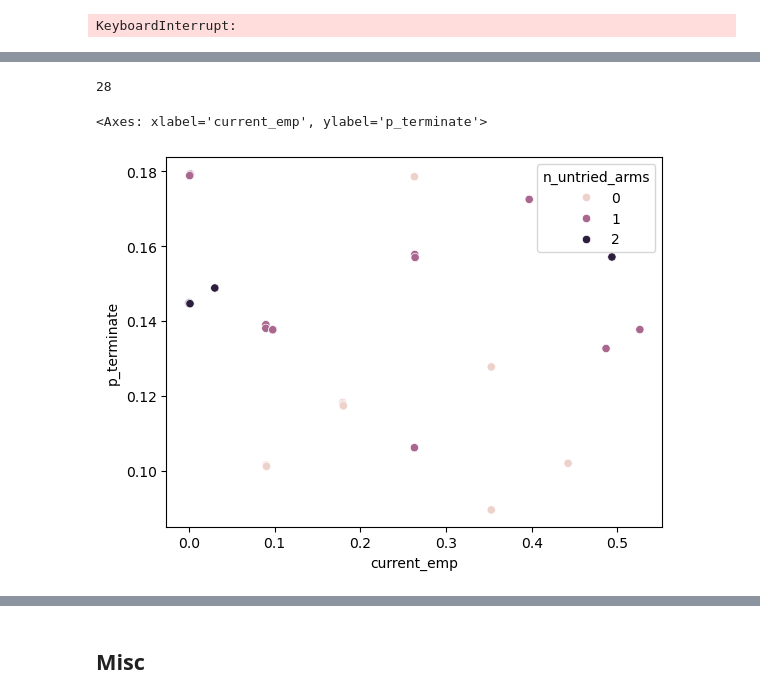
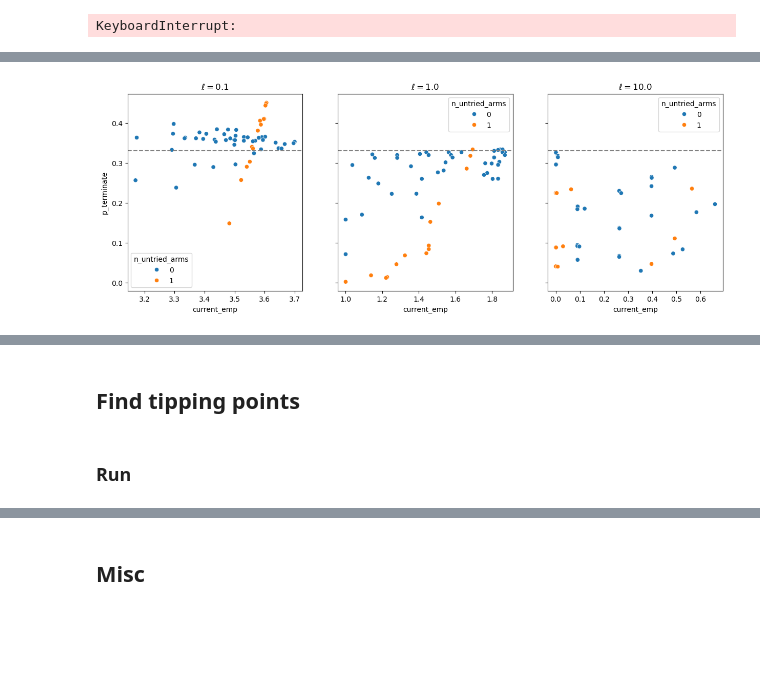
Before and after one commit to tgham/empBAMDP, a Jupyter notebook: empBAMDP.ipynb, the cells around one changed output, grey strips where cells are left out. Cells and saved outputs as stored; diff of their text form; code cells hidden in the pictures; blank space fills up the shorter version.

```diff
--- a/empBAMDP.ipynb
+++ b/empBAMDP.ipynb
@@ -245,34 +217,38 @@ for ell in ells:
 # %%
-## analyse when certaintist wants to terminate
-tmp = df_cleaned.loc[(df_cleaned['ell']==10)
-               &(df_cleaned['t']==n_trials-1)
-            #    &(df_cleaned['p_terminate']>0.33)
-]
-               # ,['t','history_canon_counts_str','canon_p_0','canon_p_1','p_terminate', 'current_emp', 'total_entropy']].groupby('history_canon_counts_str').first()
+## analyse when each agent wants to terminate
+fig, axs = plt.subplots(1, len(ells), figsize=(5*len(ells), 5), sharey=True)
+for i, ell in enumerate(df_cleaned['ell'].unique()):
+  tmp = df_cleaned.loc[(df_cleaned['ell']==ell)
+                &(df_cleaned['t']>=n_trials-3)
+              #    &(df_cleaned['p_terminate']>0.33)
+  ]
+                # ,['t','history_canon_counts_str','canon_p_0','canon_p_1','p_terminate', 'current_emp', 'total_entropy']].groupby('history_canon_counts_str').first()
 
-## order tmp by p_terminate
-tmp = tmp.sort_values('p_terminate',
-                      # ascending=True
-                      ascending=False
-                      )
-display(tmp[
-    ['t','history_canon_counts_str','best_a','canon_p_0','canon_p_1','p_terminate', 'p_choose_least_sampled','current_emp','max_delta_emp', 'total_entropy', 'n_untried_arms', 'n_unobserved_outcomes']
-].head(50))
-print(len(tmp))
+  ## order tmp by p_terminate
+  tmp = tmp.sort_values('p_terminate',
+                        # ascending=True
+                        ascending=False
+                        )
+  # display(tmp[
+  #     ['t','history_canon_counts_str','best_a','canon_p_0','canon_p_1','p_terminate', 'p_choose_least_sampled','current_emp','max_delta_emp', 'total_entropy', 'n_untried_arms', 'n_unobserved_outcomes']
+  # ].head(50))
+  # print(len(tmp))
 
-## scatter of current_emp and p_terminate
-plt.figure()
-hue = 'n_untried_arms'
-# hue = 'n_unobserved_outcomes'
+  ## scatter of current_emp and p_terminate
+  hue = 'n_untried_arms'
+  # hue = 'n_unobserved_outcomes'
 
-sns.scatterplot(data=tmp,
-                x='current_emp',
-                y='p_terminate',
-                # y='p_choose_least_sampled',
+  sns.scatterplot(data=tmp,
+                  x='current_emp',
+                  y='p_terminate',
+                  # y='p_choose_least_sampled',
 
-                # style='n_untried_arms',
-                # hue = 'n_unobserved_outcomes',
+                  # style='n_untried_arms',
+                  # hue = 'n_unobserved_outcomes',
 
-                  hue = hue
-                  )
+                    hue = hue,
+                    ax = axs[i]
+                    )
+  axs[i].axhline(0.33, color='gray', linestyle='--')
+  axs[i].set_title(f'$\\ell={ell}$')
 # %% [output]
@@ -296,6 +255,4 @@ sns.scatterplot(data=tmp,
-28
-<Axes: xlabel='current_emp', ylabel='p_terminate'>
-[figure, old version]
+[figure, new version]
 # %%
 ## find the cases where the certaintist has the highest expected gain in empowerment
 tmp = df_cleaned.loc[
@@ -352,3 +309,7 @@ sns.scatterplot(data=tmp,
 68
 <Axes: xlabel='current_emp', ylabel='max_delta_emp'>
 [figure]
+# %% [markdown]
+## Find tipping points
+# %% [markdown]
+### Run
```
Also changed, not shown: parts of 20 cells of this notebook, 1 other file.
